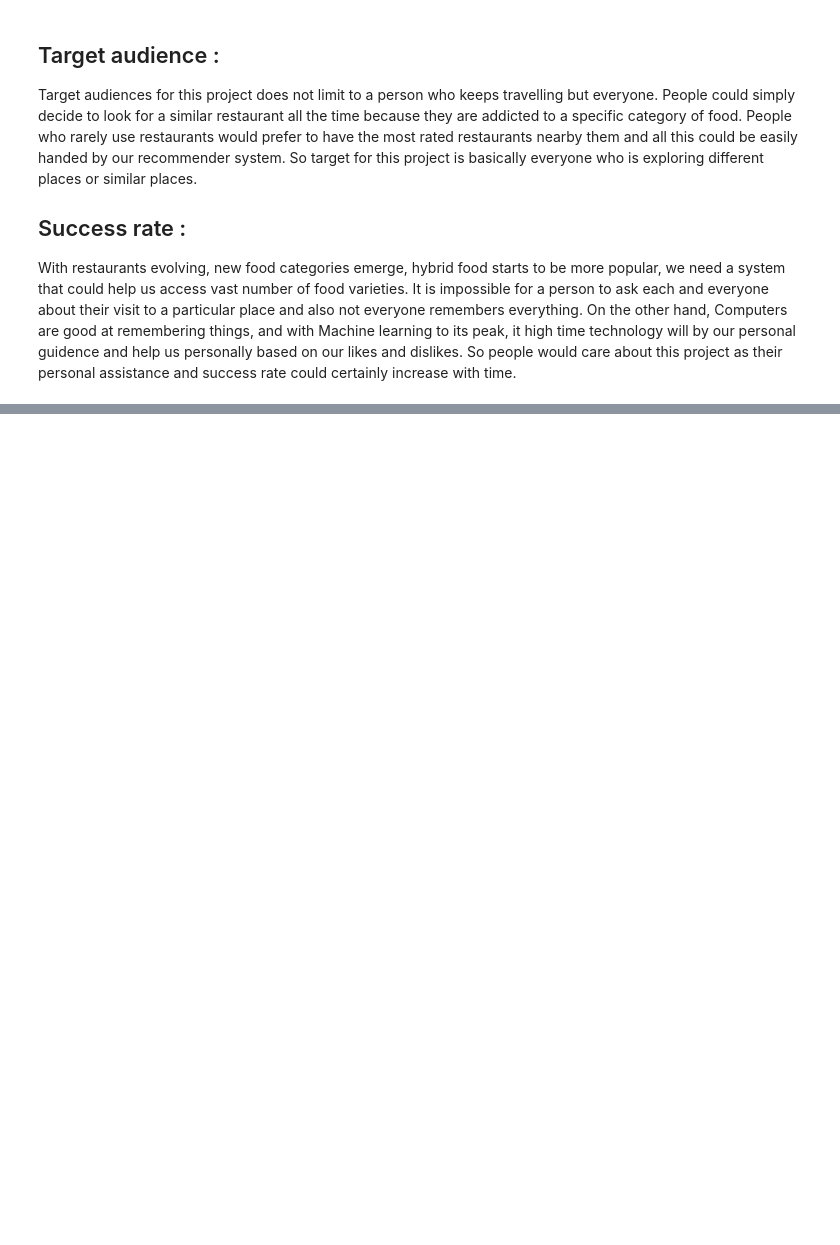
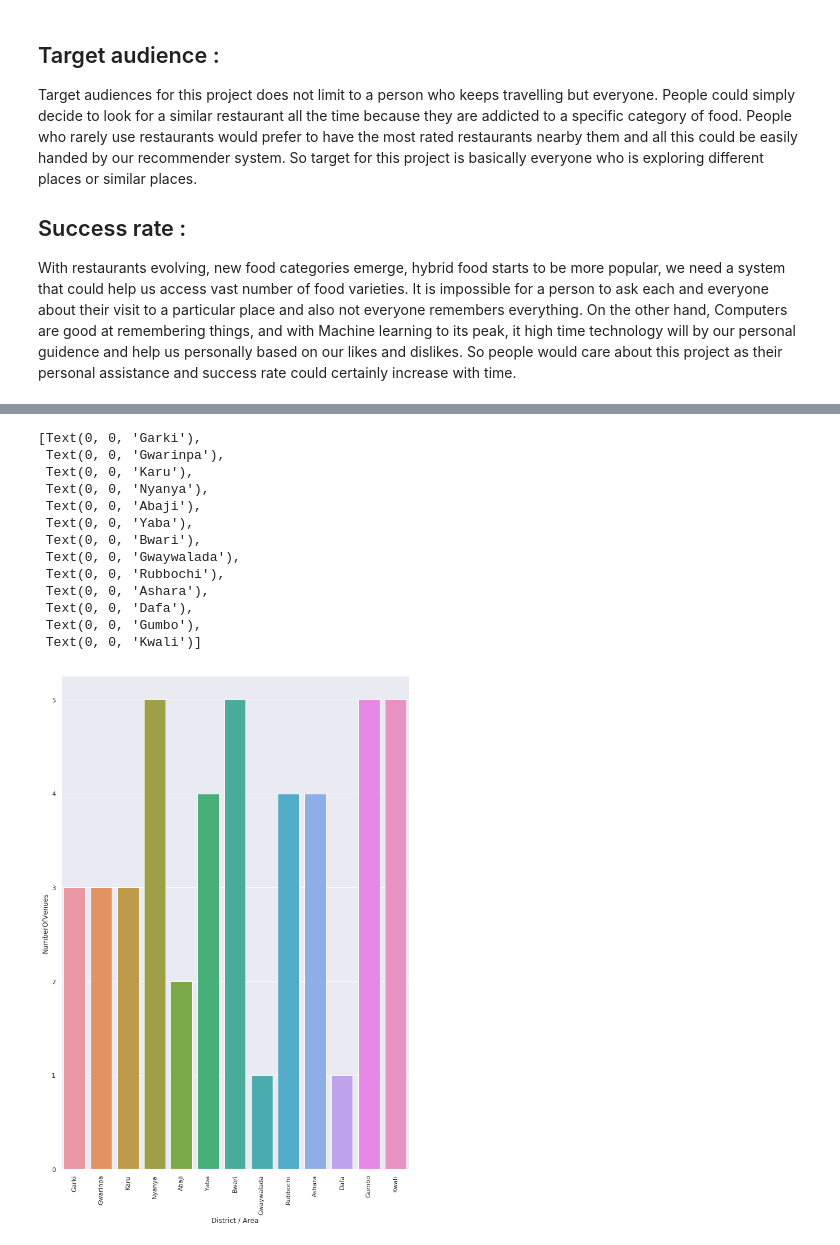
Before and after one commit to majiolobo/Coursera_Capstone, a Jupyter notebook: Capstone_The Battle of The Neighborhoods .ipynb, the cells around one changed output, grey strips where cells are left out. Drawn from its saved outputs; the diff is of its cells as text; code cells hidden in the pictures; blank space fills up the shorter version.

```diff
--- a/Capstone_The Battle of The Neighborhoods .ipynb
+++ b/Capstone_The Battle of The Neighborhoods .ipynb
@@ -62,0 +221,2 @@ Use of foursquare is focused to fetch nearest venue locations so that we can use
+# %%
+Abuja_venues = getNearbyVenues(names=df_Abuja['District / Area'],latitudes=df_Abuja['Latitude'],longitudes=df_Abuja['Longitude'],LGA=df_Abuja['LGA'])
@@ -62,0 +280,2 @@ Use of foursquare is focused to fetch nearest venue locations so that we can use
+# %%
+individual_Abuja_venue_count = Abuja_venues.groupby(['LGA','District / Area'])['LGA'].count().to_frame()
@@ -62,0 +300,4 @@ Use of foursquare is focused to fetch nearest venue locations so that we can use
+# %%
+individual_Abuja_venue_count.rename(columns={'LGA':'NumberOfVenues'},inplace=True)
+# %%
+individual_Abuja_venue_count.reset_index(inplace=True)
@@ -62,0 +321,19 @@ Use of foursquare is focused to fetch nearest venue locations so that we can use
+# %%
+sns.set(rc={'figure.figsize':(11,16)})
+plot = sns.barplot(x='District / Area',y='NumberOfVenues',data=individual_Abuja_venue_count)
+plot.set_xticklabels(individual_Abuja_venue_count['District / Area'],rotation=90)
+# %% [output]
+[Text(0, 0, 'Garki'),
+ Text(0, 0, 'Gwarinpa'),
+ Text(0, 0, 'Karu'),
+ Text(0, 0, 'Nyanya'),
+ Text(0, 0, 'Abaji'),
+ Text(0, 0, 'Yaba'),
+ Text(0, 0, 'Bwari'),
+ Text(0, 0, 'Gwaywalada'),
+ Text(0, 0, 'Rubbochi'),
+ Text(0, 0, 'Ashara'),
+ Text(0, 0, 'Dafa'),
+ Text(0, 0, 'Gumbo'),
+ Text(0, 0, 'Kwali')]
+[figure, added]
```
Also changed, not shown: parts of 90 cells of this notebook.
